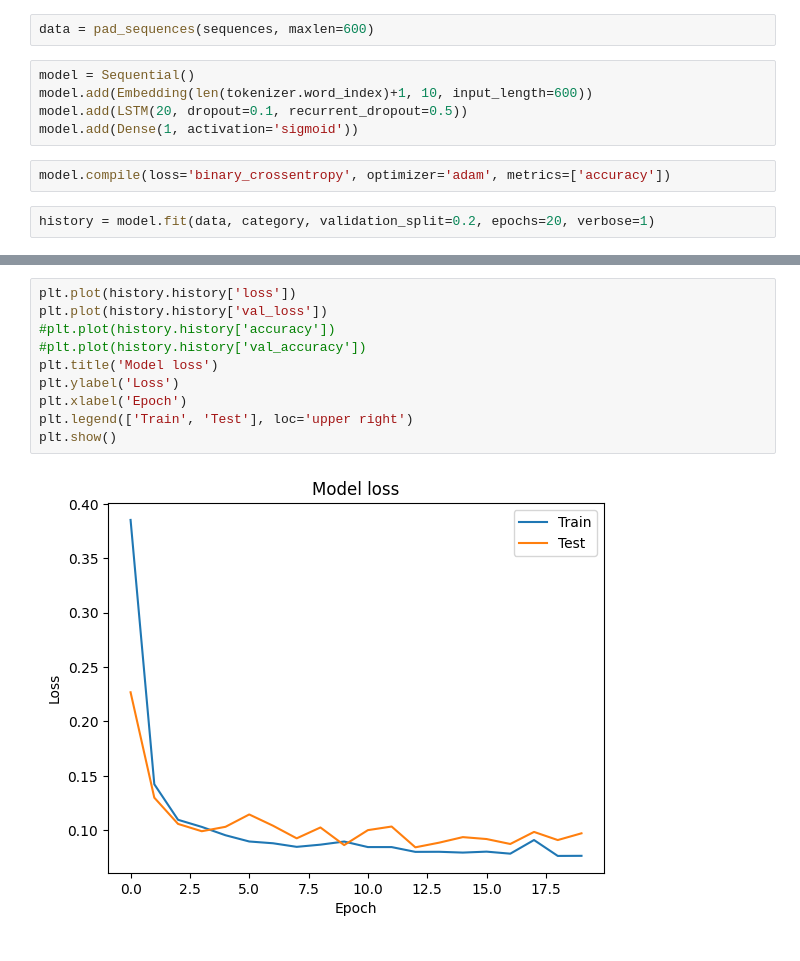
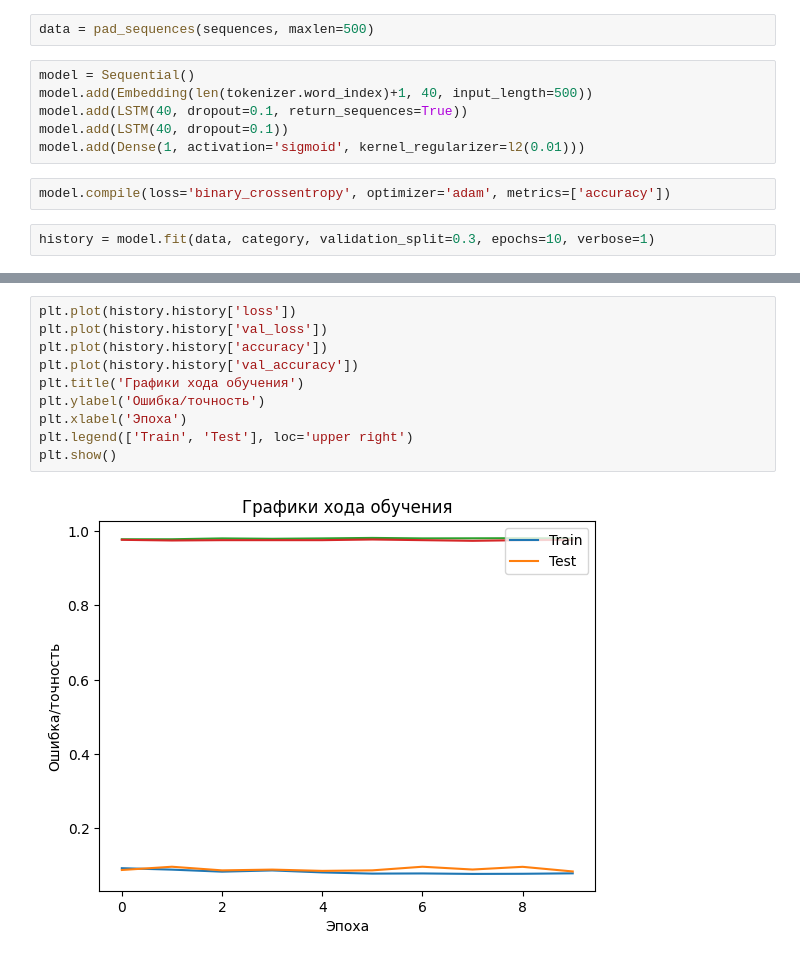
Before and after one commit to zkhrv/AI_work, a Jupyter notebook: AI/Model.ipynb, the cells around one changed output, grey strips where cells are left out. Saved outputs shown, nothing was run; the diff lists cells and outputs as text.

Commit message:
the first optimal model

```diff
--- a/AI/Model.ipynb
+++ b/AI/Model.ipynb
@@ -65,14 +76,15 @@ tokenizer = Tokenizer(num_words=None, char_level=True, lower=False)
 tokenizer.fit_on_texts(message)
 sequences = tokenizer.texts_to_sequences(message)
 # %%
-data = pad_sequences(sequences, maxlen=600)
+data = pad_sequences(sequences, maxlen=500)
 # %%
 model = Sequential()
-model.add(Embedding(len(tokenizer.word_index)+1, 10, input_length=600))
-model.add(LSTM(20, dropout=0.1, recurrent_dropout=0.5))
-model.add(Dense(1, activation='sigmoid'))
+model.add(Embedding(len(tokenizer.word_index)+1, 40, input_length=500))
+model.add(LSTM(40, dropout=0.1, return_sequences=True))
+model.add(LSTM(40, dropout=0.1))
+model.add(Dense(1, activation='sigmoid', kernel_regularizer=l2(0.01)))
 # %%
 model.compile(loss='binary_crossentropy', optimizer='adam', metrics=['accuracy'])
 # %%
-history = model.fit(data, category, validation_split=0.2, epochs=20, verbose=1)
+history = model.fit(data, category, validation_split=0.3, epochs=10, verbose=1)
 # %% [output]
@@ -96,12 +111,12 @@ Epoch 20/20
 # %%
 plt.plot(history.history['loss'])
 plt.plot(history.history['val_loss'])
-#plt.plot(history.history['accuracy'])
-#plt.plot(history.history['val_accuracy'])
-plt.title('Model loss')
-plt.ylabel('Loss')
-plt.xlabel('Epoch')
+plt.plot(history.history['accuracy'])
+plt.plot(history.history['val_accuracy'])
+plt.title('Графики хода обучения')
+plt.ylabel('Ошибка/точность')
+plt.xlabel('Эпоха')
 plt.legend(['Train', 'Test'], loc='upper right')
 plt.show()
 # %% [output]
-[figure, old version]
+[figure, new version]
```
Also changed, not shown: parts of 4 cells of this notebook, 15 other files.
